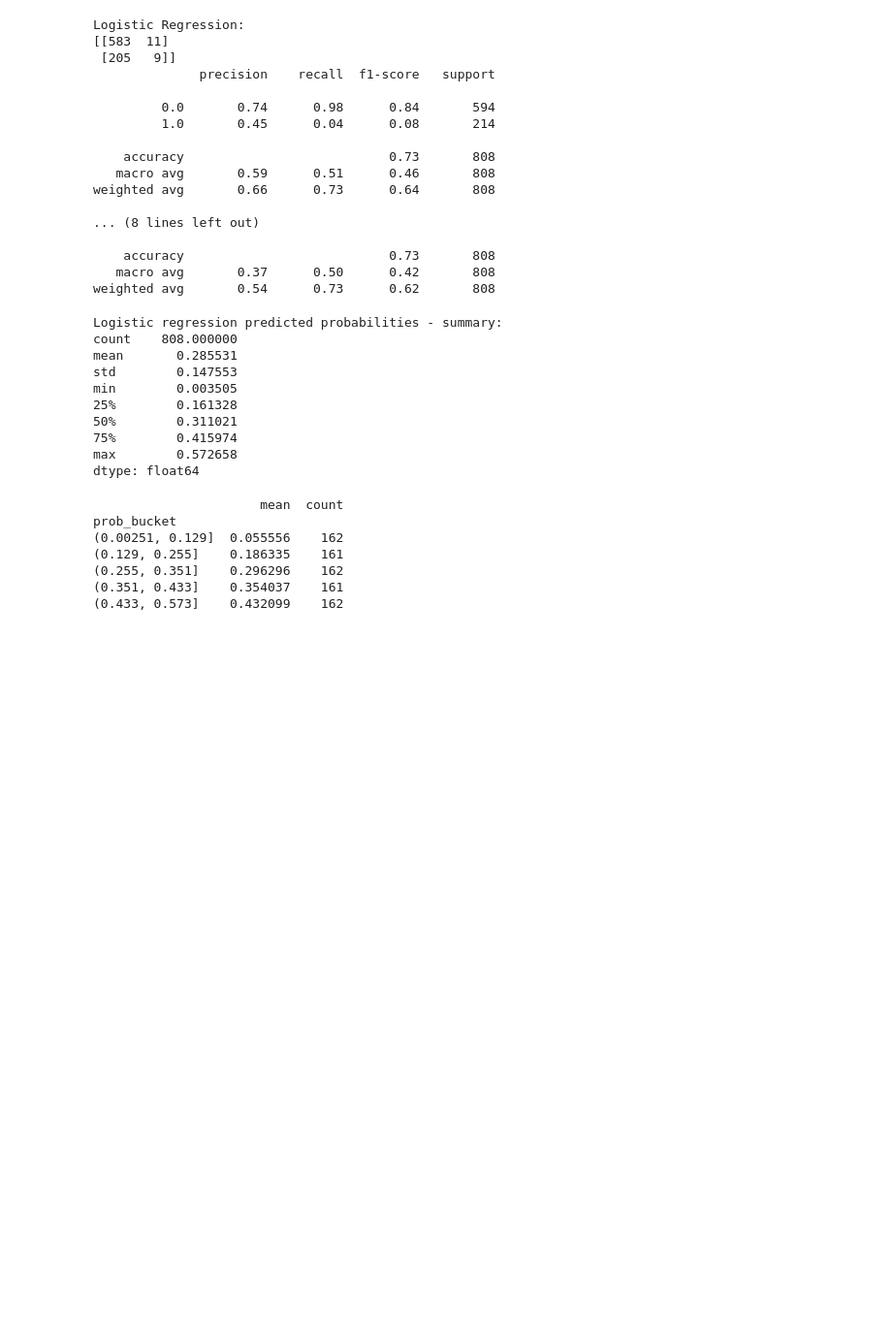
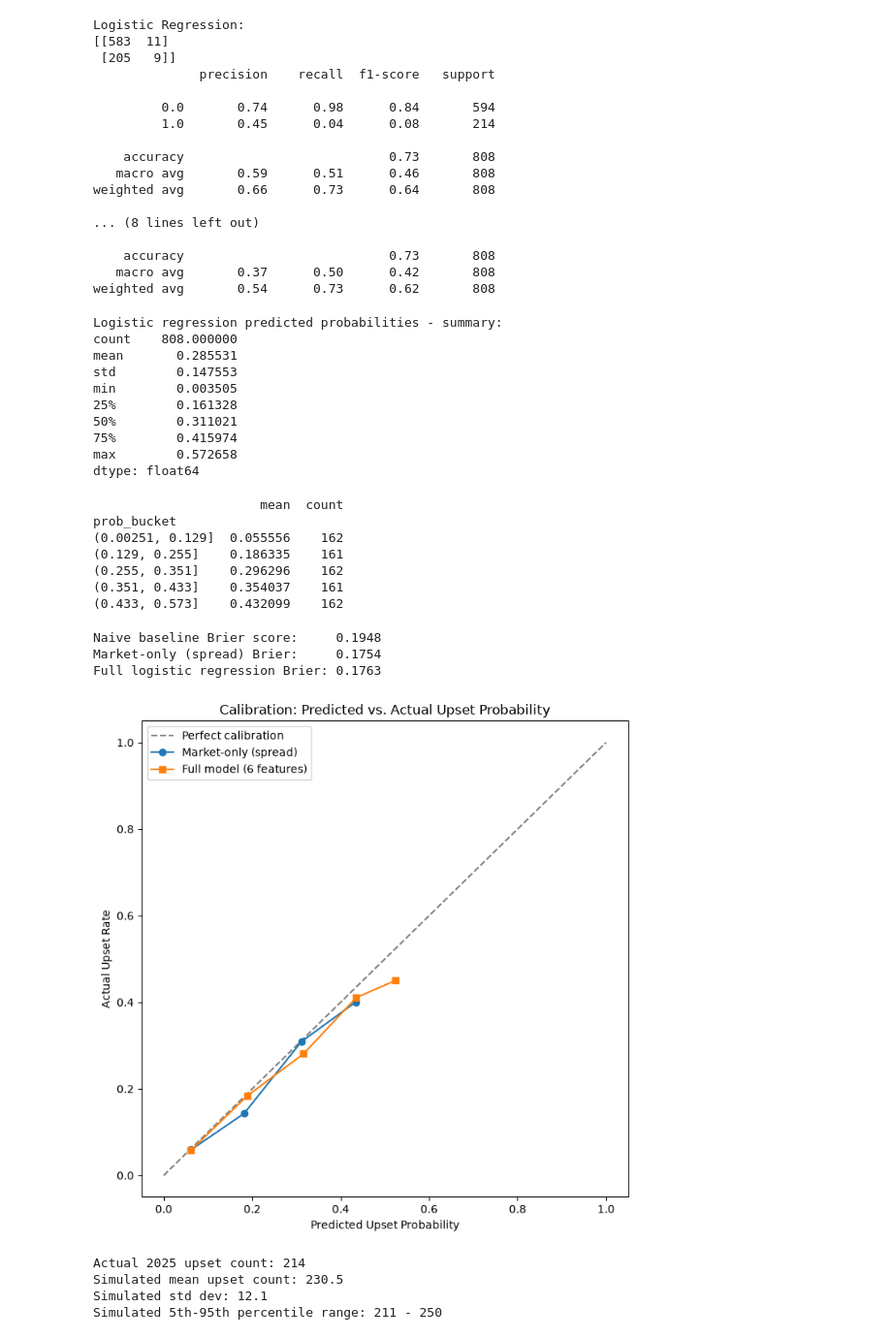
Before and after one commit to cxwils/cfb-randomness, a Jupyter notebook: notebooks/04_modeling.ipynb, the cells around one changed output. Shown at 97% size. Cells and saved outputs as stored; diff of their text form; code cells hidden in the pictures; blank space fills up the shorter version.

Commit message:
added monte carlo simulations, plotted prediction vs actual upset probabilities

```diff
--- a/notebooks/04_modeling.ipynb
+++ b/notebooks/04_modeling.ipynb
@@ -124,3 +124,74 @@ prob_bucket
 (0.255, 0.351]    0.296296    162
 (0.351, 0.433]    0.354037    161
 (0.433, 0.573]    0.432099    162
+# %%
+from sklearn.metrics import brier_score_loss
+
+# Baseline 1: naive constant prediction (just the overall training upset rate, no info used)
+naive_baseline_probs = np.full(len(y_test), y_train.mean())
+naive_brier = brier_score_loss(y_test, naive_baseline_probs)
+
+# Baseline 2: market-only model (spread_magnitude alone, nothing else)
+from sklearn.linear_model import LogisticRegression
+market_only = LogisticRegression(max_iter=1000)
+market_only.fit(X_train[["spread_magnitude"]], y_train)
+market_only_probs = market_only.predict_proba(X_test[["spread_magnitude"]])[:, 1]
+market_brier = brier_score_loss(y_test, market_only_probs)
+
+# Your full model
+logreg_brier = brier_score_loss(y_test, logreg_probs)
+
+print(f"Naive baseline Brier score:     {naive_brier:.4f}")
+print(f"Market-only (spread) Brier:     {market_brier:.4f}")
+print(f"Full logistic regression Brier: {logreg_brier:.4f}")
+# %% [output]
+Naive baseline Brier score:     0.1948
+Market-only (spread) Brier:     0.1754
+Full logistic regression Brier: 0.1763
+# %%
+import matplotlib.pyplot as plt
+from sklearn.calibration import calibration_curve
+
+fig, ax = plt.subplots(figsize=(7, 7))
+
+prob_true_market, prob_pred_market = calibration_curve(y_test, market_only_probs, n_bins=8)
+prob_true_full, prob_pred_full = calibration_curve(y_test, logreg_probs, n_bins=8)
+
+ax.plot([0, 1], [0, 1], linestyle="--", color="gray", label="Perfect calibration")
+ax.plot(prob_pred_market, prob_true_market, marker="o", label="Market-only (spread)")
+ax.plot(prob_pred_full, prob_true_full, marker="s", label="Full model (6 features)")
+
+ax.set_xlabel("Predicted Upset Probability")
+ax.set_ylabel("Actual Upset Rate")
+ax.set_title("Calibration: Predicted vs. Actual Upset Probability")
+ax.legend()
+plt.tight_layout()
+plt.savefig("../reports/figures/calibration_plot.png", dpi=150)
+plt.show()
+# %% [output]
+[figure, added]
+# %%
+np.random.seed(42)
+
+n_simulations = 10000
+probs = market_only_probs  # use the market-only model's probabilities as "true" per-game upset probability
+
+simulated_upset_counts = []
+
+for _ in range(n_simulations):
+    simulated_outcomes = np.random.binomial(1, probs)  # one coin flip per game, using that game's true probability
+    simulated_upset_counts.append(simulated_outcomes.sum())
+
+simulated_upset_counts = np.array(simulated_upset_counts)
+
+actual_upset_count = y_test.sum()
+
+print(f"Actual 2025 upset count: {int(actual_upset_count)}")
+print(f"Simulated mean upset count: {simulated_upset_counts.mean():.1f}")
+print(f"Simulated std dev: {simulated_upset_counts.std():.1f}")
+print(f"Simulated 5th-95th percentile range: {np.percentile(simulated_upset_counts, 5):.0f} - {np.percentile(simulated_upset_counts, 95):.0f}")
+# %% [output]
+Actual 2025 upset count: 214
+Simulated mean upset count: 230.5
+Simulated std dev: 12.1
+Simulated 5th-95th percentile range: 211 - 250
```
Also changed, not shown: parts of 2 cells of this notebook, 3 other files.
